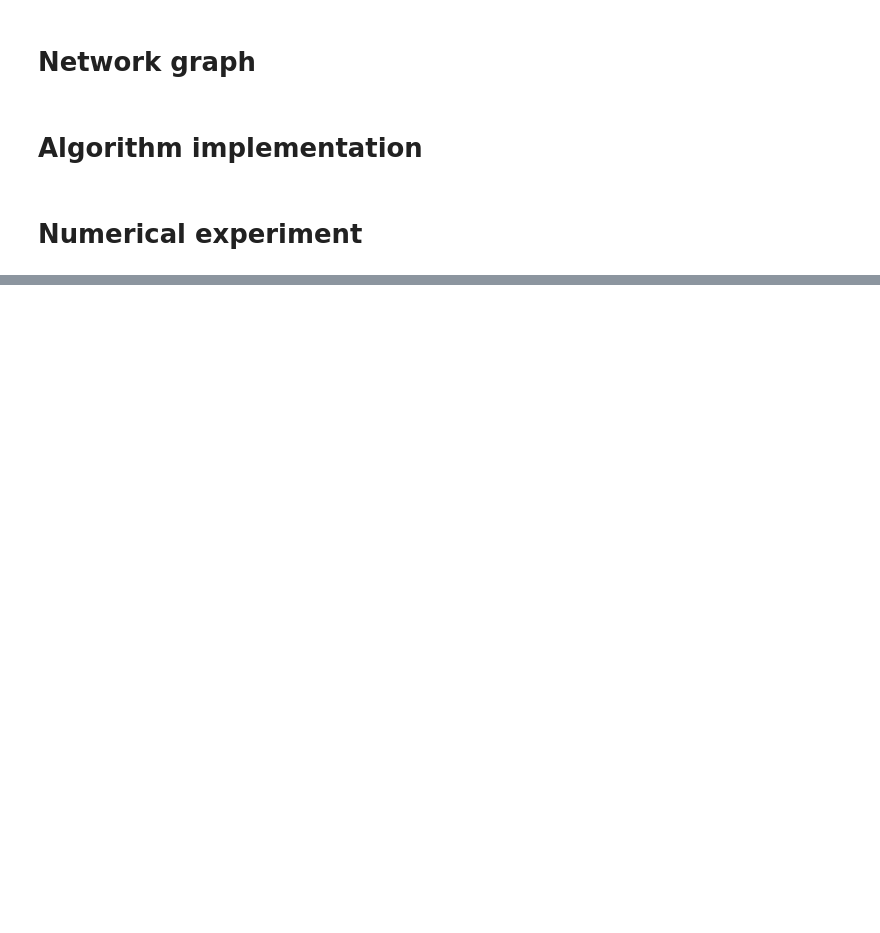
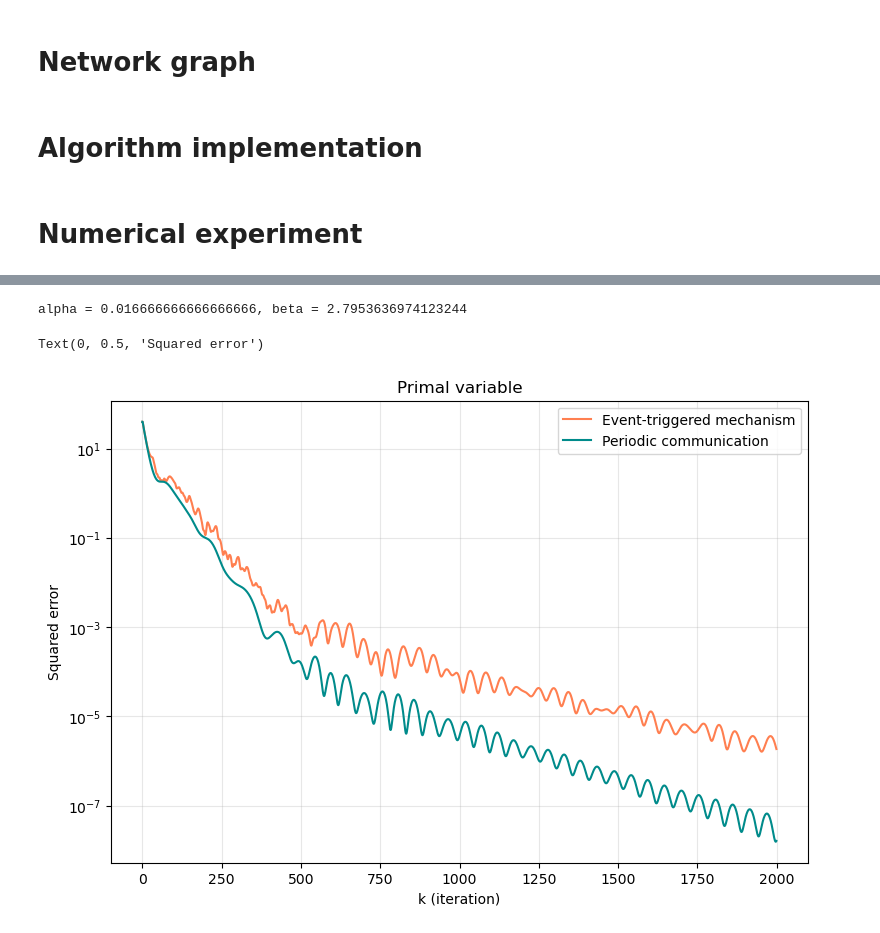
Before and after one commit to kisnikser/Decentralized-Optimization, a Jupyter notebook: huang.ipynb, the cells around one changed output, grey strips where cells are left out. Cells and saved outputs as stored; diff of their text form; code cells hidden in the pictures; blank space fills up the shorter version.

```diff
--- a/huang.ipynb
+++ b/huang.ipynb
@@ -316,0 +445,19 @@ Text(0, 0.5, '$|f(x_k) - f(x^*)|$')
+# %%
+w = cp.Variable(Q_k*K)
+
+R = block_diag(*R_array)
+r = np.hstack(tuple(r_array))
+
+func = cp.quad_form(w, R) + r @ w
+
+constraints = [w >= -1,
+               w <= 1]
+
+for e in range(K):
+    constraints.append(np.hstack(tuple(B_matrix[e])) @ w == b_e[e])
+
+obj = cp.Minimize(func)
+
+prob = cp.Problem(obj, constraints)
+prob.solve()
+w_opt = w.value
@@ -316,0 +533,14 @@ Text(0, 0.5, '$|f(x_k) - f(x^*)|$')
+# %%
+# step sizes
+
+k_c = 10
+
+alpha = 1 / 2 * 1 / (3 * k_c)
+beta = 1 / 2 * (1 - 3 * alpha * k_c) / (alpha * np.linalg.eigvals(L).max())
+
+print(f"alpha = {alpha}, beta = {beta}")
+# %% [output]
+alpha = 0.016666666666666666, beta = 2.7953636974123244
+# %%
+w_i_ET, C_ET = ETDOA(alpha=alpha, beta=beta, x0=np.zeros(n), lmbd0=np.zeros(m*N), s0=np.zeros(m*N), n_iter=2000)
+w_i_P, C_P = PDOA(alpha=alpha, beta=beta, x0=np.zeros(n), lmbd0=np.zeros(m*N), s0=np.zeros(m*N), n_iter=2000)
@@ -316,0 +560,16 @@ Text(0, 0.5, '$|f(x_k) - f(x^*)|$')
+# %%
+plt.figure(figsize=(9, 6))
+
+plt.plot(range(w_i_ET.shape[0]), [np.linalg.norm(w_i_ET[k] - w_opt)**2 for k in range(w_i_ET.shape[0])], color = 'coral', label="Event-triggered mechanism")
+plt.plot(range(w_i_P.shape[0]), [np.linalg.norm(w_i_P[k] - w_opt)**2 for k in range(w_i_P.shape[0])], color = 'darkcyan', label="Periodic communication")
+
+#plt.xlim(0, 100)
+plt.legend()
+plt.grid(alpha = 0.3)
+plt.yscale('log')
+plt.title("Primal variable")
+plt.xlabel("k (iteration)")
+plt.ylabel("Squared error")
+# %% [output]
+Text(0, 0.5, 'Squared error')
+[figure, added]
```
Also changed, not shown: parts of 38 cells of this notebook, 1 other file.
